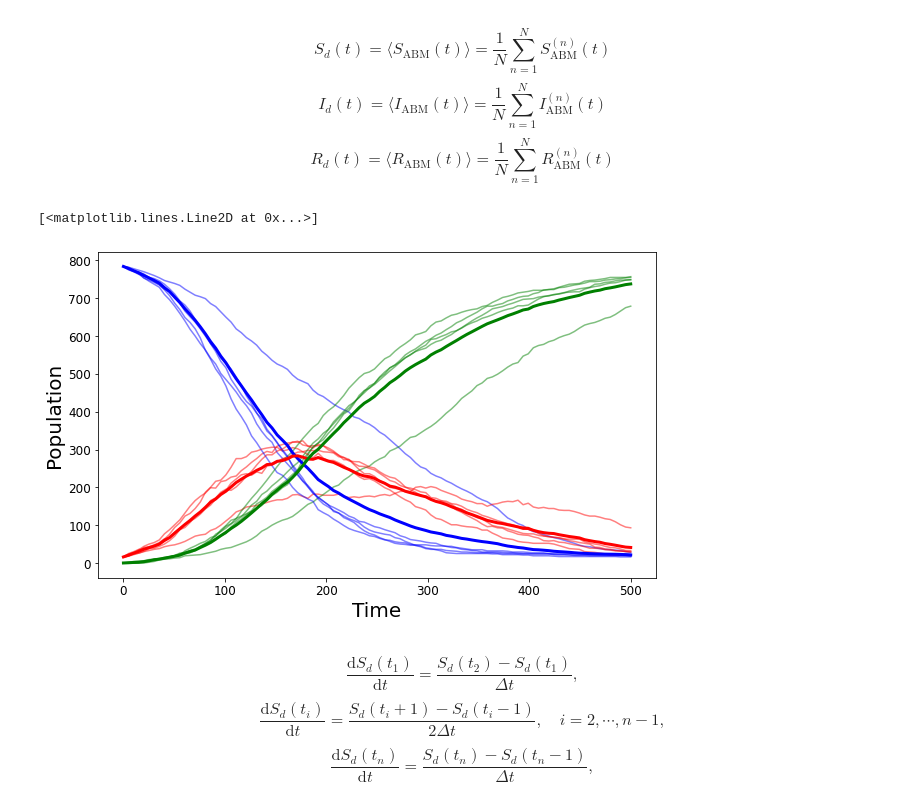
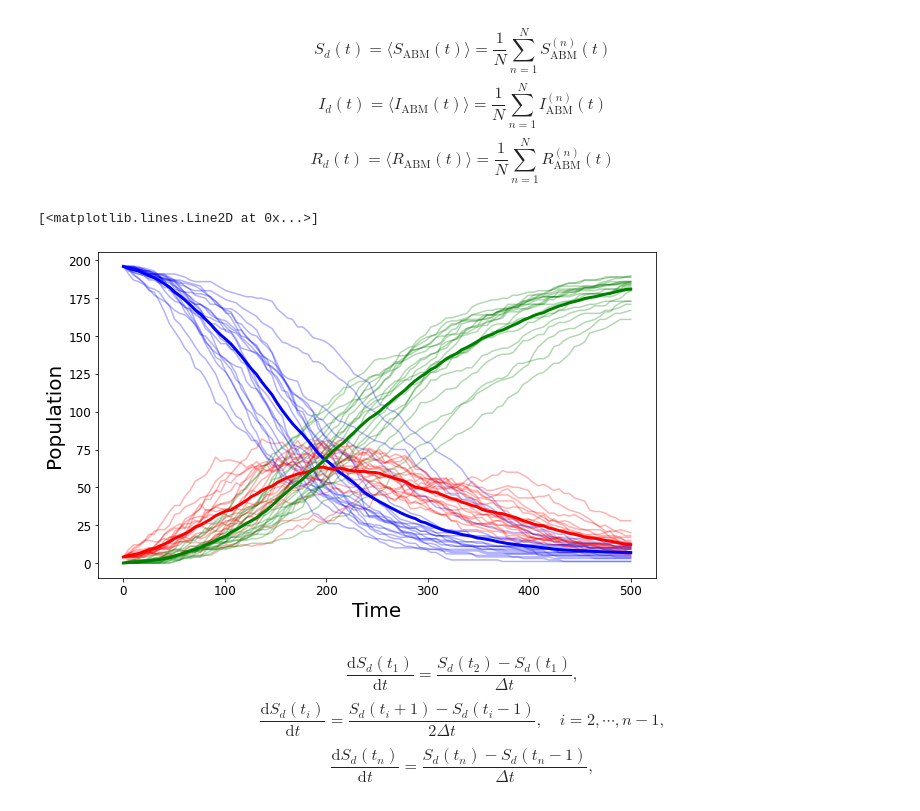
Before and after one commit to danHarold/m2r-project, a Jupyter notebook: m2r_project.ipynb, the cells around one changed output. Cells and saved outputs as stored; diff of their text form; code cells hidden in the pictures.

```diff
--- a/m2r_project.ipynb
+++ b/m2r_project.ipynb
@@ -239,8 +240,8 @@ $$R_d(t)=\langle R_\text{ABM}(t)\rangle = \frac{1}{N}\sum_{n=1}^N R_\text{ABM}^{
 # %%
 #step 1 : produce averaged model simulation
 pr = 0.01
-lattice_size = 40
-n_simulations = 5
+lattice_size = 20
+n_simulations = 20
 t_end = 5
 t = np.linspace(0, t_end/pr, 100)
 
@@ -265,39 +266,39 @@ for i in range(n_simulations):
     f = interpolate.interp1d(t_list, R)
     R_out = f(t)
 
-    ax.plot(t,S_out, 'b', alpha=0.5, label='Susceptible')
-    ax.plot(t,I_out, 'r', alpha=0.5,label='Infected')
-    ax.plot(t,R_out, 'g', alpha=0.5,label='Recovered')
+    ax.plot(t,S_out, 'b', alpha=0.3, label='Susceptible')
+    ax.plot(t,I_out, 'r', alpha=0.3,label='Infected')
+    ax.plot(t,R_out, 'g', alpha=0.3,label='Recovered')
 
     #add to lists
     if i == 0:
         S_list = S_out[:,np.newaxis]
         I_list = I_out[:,np.newaxis]
         R_list = R_out[:,np.newaxis]
     else:
         S_list = np.hstack([S_list, S_out[:,np.newaxis]])
         I_list = np.hstack([I_list, I_out[:,np.newaxis]])
         R_list = np.hstack([R_list, R_out[:,np.newaxis]])
 
 #calculate mean at each t
 S_d = []
 I_d = []
 R_d = []
 for i in range(len(t)):
     S_avg = sum(S_list[i])/n_simulations
     I_avg = sum(I_list[i])/n_simulations
     R_avg = sum(R_list[i])/n_simulations
     S_d.append(S_avg)
     I_d.append(I_avg)
     R_d.append(R_avg)
 
 
 ax.plot(t,S_d, 'b', lw=3, label='Susceptible')
 ax.plot(t,I_d, 'r', lw=3,label='Infected')
 ax.plot(t,R_d, 'g', lw=3, label='Recovered')
 # %% [output]
 [<matplotlib.lines.Line2D at 0x...>]
-[figure, old version]
+[figure, new version]
 # %% [markdown]
 $$\frac{\text{d}S_d(t_1)}{\text{d}t}=\frac{S_d(t_2)-S_d(t_1)}{\Delta t},$$
 $$\frac{\text{d}S_d(t_i)}{\text{d}t}=\frac{S_d(t_i+1)-S_d(t_i-1)}{2\Delta t}, \quad i=2,\cdots,n-1,$$
```
Also changed, not shown: parts of 5 cells of this notebook.
